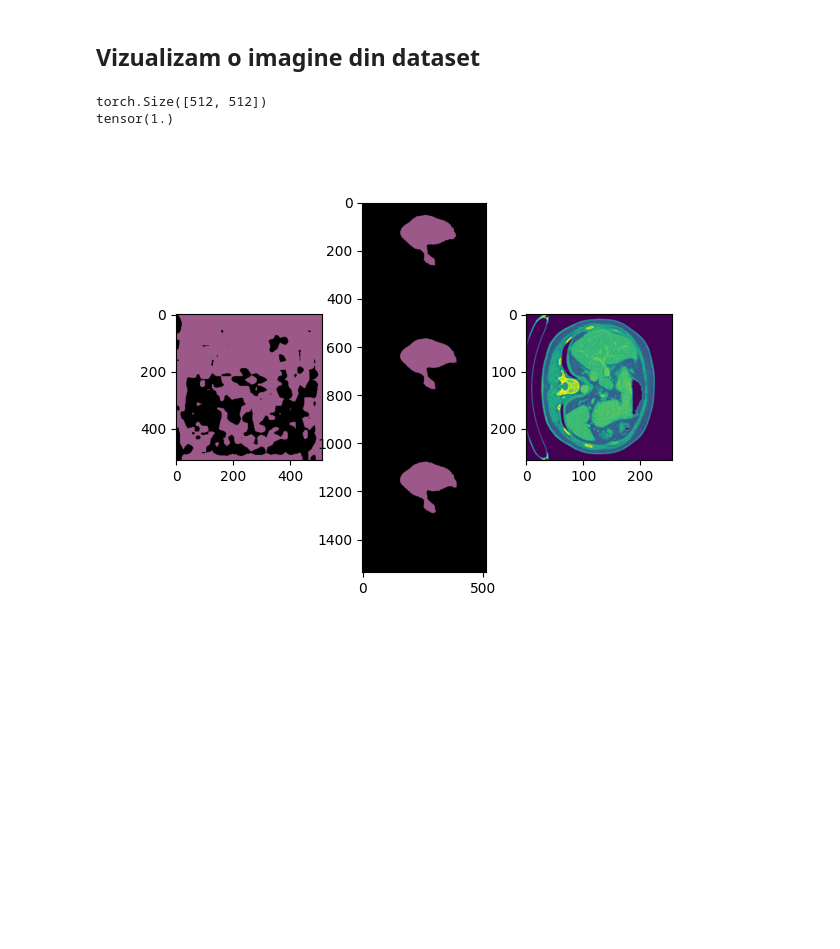
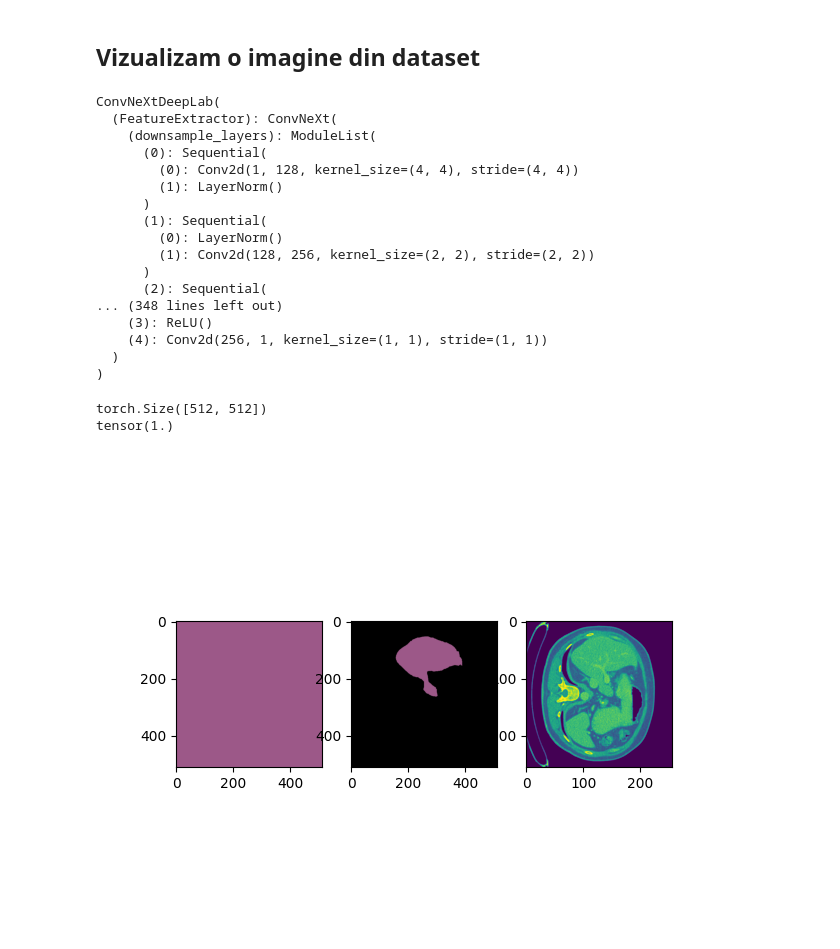
Before and after one commit to StanciulescuAndrei/LicentaUPB, a Jupyter notebook: ML_train_tester.ipynb, the cells around one changed output. Cells and saved outputs as stored; diff of their text form; code cells hidden in the pictures; blank space fills up the shorter version.

```diff
--- a/ML_train_tester.ipynb
+++ b/ML_train_tester.ipynb
@@ -37,7 +40,7 @@ transform_mask = transforms.Compose(
 path = 'G:/MachineLearning/liver-database/'
 save_path = 'G:/MachineLearning/models/'
 #path = 'segmentations/'
-dataset_learn = LiverDataset3D(path + 'validation/', transform_image=transform_image, transform_mask=transform_mask)
+dataset_learn = LiverDataset(path + 'validation/', transform_image=transform_image, transform_mask=transform_mask)
 dataloader_learn = torch.utils.data.DataLoader(dataset_learn, batch_size=2, shuffle=True, num_workers=8)
 
 dataset_test = LiverDataset(path + 'testing/', transform_image=transform_image, transform_mask=transform_mask)
@@ -45,15 +48,38 @@ dataloader_test = torch.utils.data.DataLoader(dataset_learn, batch_size=2, shuff
 # %% [markdown]
 ## Vizualizam o imagine din dataset
 # %%
-model_checkpoint = 'G:/MachineLearning/models/Inception/Inception_checkpoint.pt'
-# model = torch.load(model_checkpoint, map_location=torch.device('cpu'))
-model = InceptionV3DeepLab()
-# checkpoint = torch.load(model_checkpoint, map_location=torch.device('cpu'))
-# model.load_state_dict(checkpoint['model_state_dict'])
+model_checkpoint = 'G:/MachineLearning/models/ConvNeXt/ConvNeXt_checkpoint.pt'
+# # model = torch.load(model_checkpoint, map_location=torch.device('cpu'))
+model = ConvNeXtDeepLab()
+checkpoint = torch.load(model_checkpoint, map_location=torch.device('cpu'))
+model.load_state_dict(checkpoint['model_state_dict'])
 device = torch.device('cpu')
 model.to(device)
-show_model_seg(model, dataset_learn, 583)
 # %% [output]
-torch.Size([512, 512])
-tensor(1.)
+ConvNeXtDeepLab(
+  (FeatureExtractor): ConvNeXt(
+    (downsample_layers): ModuleList(
+      (0): Sequential(
+        (0): Conv2d(1, 128, kernel_size=(4, 4), stride=(4, 4))
+        (1): LayerNorm()
+      )
+      (1): Sequential(
+        (0): LayerNorm()
+        (1): Conv2d(128, 256, kernel_size=(2, 2), stride=(2, 2))
+      )
+      (2): Sequential(
+... (348 lines left out)
+    (3): ReLU()
+    (4): Conv2d(256, 1, kernel_size=(1, 1), stride=(1, 1))
+  )
+)
-[figure, removed]
+# %%
+image, mask = dataset_learn.__getitem__(583)
+# print(f"Min: {torch.min(image)}, Max: {torch.max(image)}")
+# m, s = np.mean(image.numpy()), np.std(image.numpy())
+# print(f"Mean: {m}, STD: {s}")
+show_model_seg(model, dataset_learn, 583)
+# %% [output]
+torch.Size([512, 512])
+tensor(1.)
+[figure, added]
```
Also changed, not shown: parts of 1 cell of this notebook, 3 other files.
